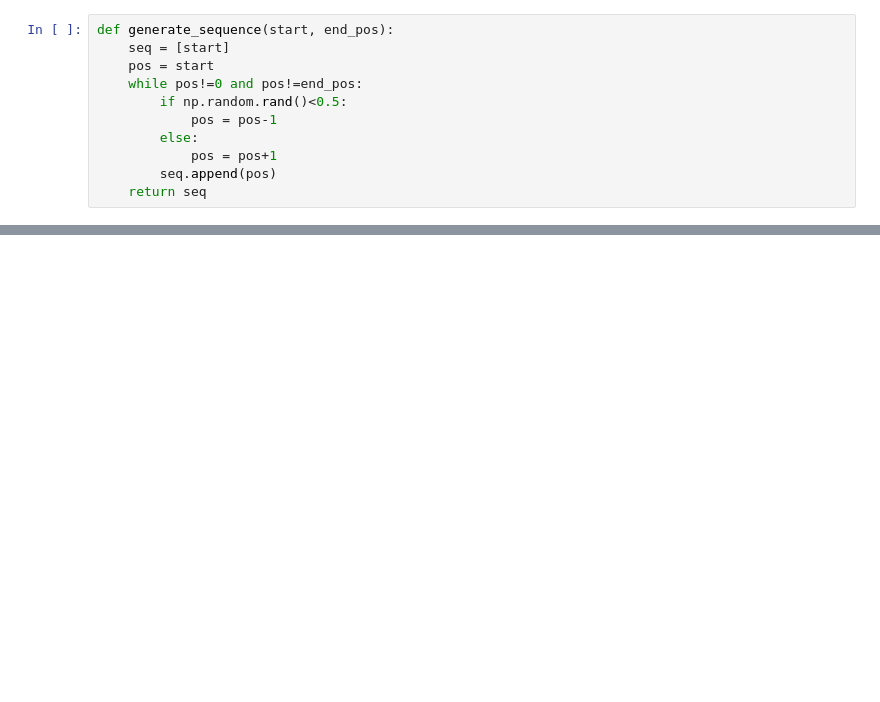
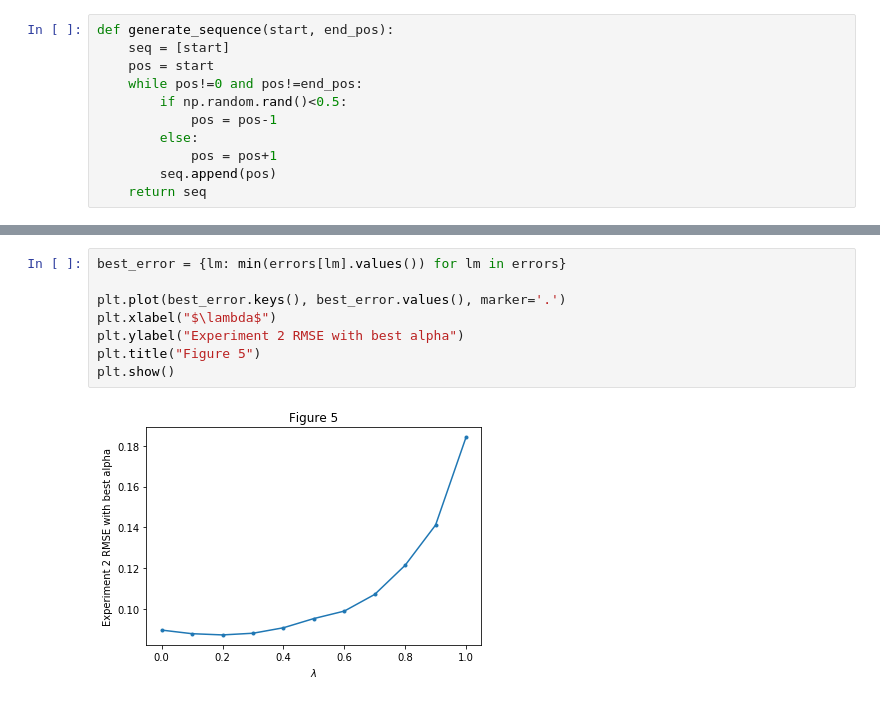
Before and after one commit to NoxMoon/RL, a Jupyter notebook: project1/random_walk.ipynb, the cells around one changed output, grey strips where cells are left out. Drawn from its saved outputs; the diff is of its cells as text; blank space fills up the shorter version.

```diff
--- a/project1/random_walk.ipynb
+++ b/project1/random_walk.ipynb
@@ -132,0 +136,10 @@ errors = [errors]
+# %%
+best_error = {lm: min(errors[lm].values()) for lm in errors}
+
+plt.plot(best_error.keys(), best_error.values(), marker='.')
+plt.xlabel("$\lambda$")
+plt.ylabel("Experiment 2 RMSE with best alpha")
+plt.title("Figure 5")
+plt.show()
+# %% [output]
+[figure, added]
```
Also changed, not shown: parts of 12 cells of this notebook.
